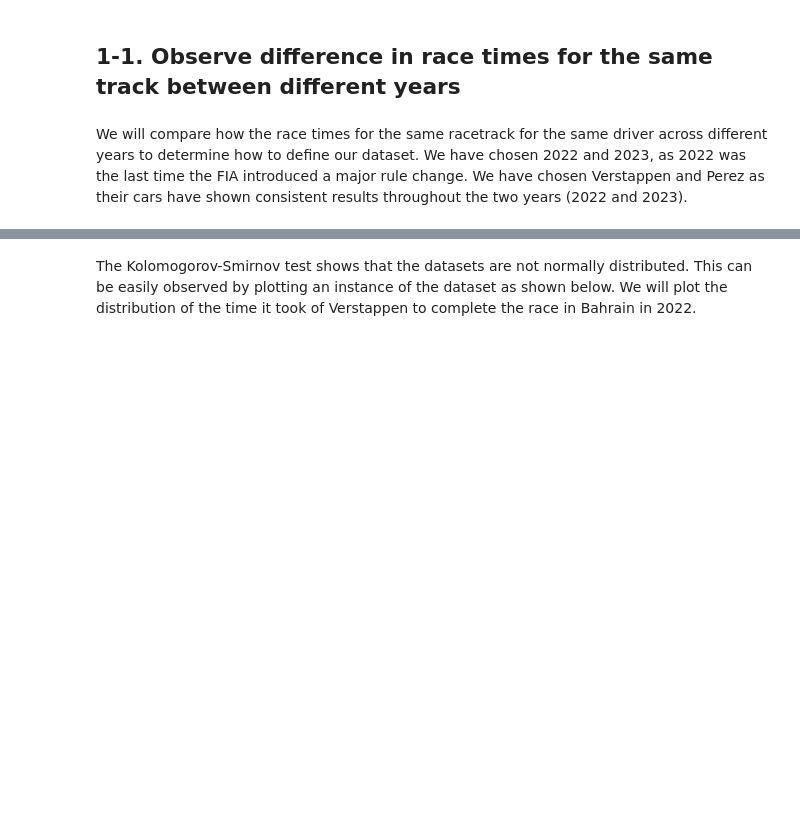
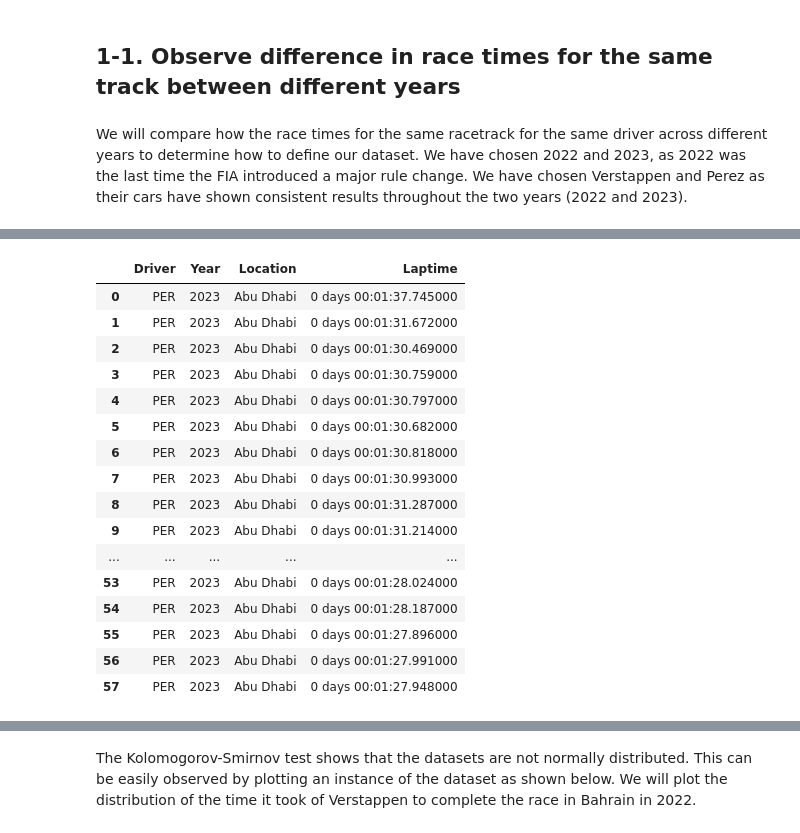
Before and after one commit to junghoon-1999/Formula1-Strategy, a Jupyter notebook: data-analysis.ipynb, the cells around one changed output, grey strips where cells are left out. Cells and saved outputs as stored; diff of their text form; code cells hidden in the pictures; blank space fills up the shorter version.

```diff
--- a/data-analysis.ipynb
+++ b/data-analysis.ipynb
@@ -284 +30,21 @@ KeyError: 'DriverNumber'
+# %%
+temp
+# %% [output]
+|  | Driver | Year | Location | Laptime |
+| 0 | PER | 2023 | Abu Dhabi | 0 days 00:01:37.745000 |
+| 1 | PER | 2023 | Abu Dhabi | 0 days 00:01:31.672000 |
+| 2 | PER | 2023 | Abu Dhabi | 0 days 00:01:30.469000 |
+| 3 | PER | 2023 | Abu Dhabi | 0 days 00:01:30.759000 |
+| 4 | PER | 2023 | Abu Dhabi | 0 days 00:01:30.797000 |
+| 5 | PER | 2023 | Abu Dhabi | 0 days 00:01:30.682000 |
+| 6 | PER | 2023 | Abu Dhabi | 0 days 00:01:30.818000 |
+| 7 | PER | 2023 | Abu Dhabi | 0 days 00:01:30.993000 |
+| 8 | PER | 2023 | Abu Dhabi | 0 days 00:01:31.287000 |
+| 9 | PER | 2023 | Abu Dhabi | 0 days 00:01:31.214000 |
+| ... | ... | ... | ... | ... |
+| 53 | PER | 2023 | Abu Dhabi | 0 days 00:01:28.024000 |
+| 54 | PER | 2023 | Abu Dhabi | 0 days 00:01:28.187000 |
+| 55 | PER | 2023 | Abu Dhabi | 0 days 00:01:27.896000 |
+| 56 | PER | 2023 | Abu Dhabi | 0 days 00:01:27.991000 |
+| 57 | PER | 2023 | Abu Dhabi | 0 days 00:01:27.948000 |
 # %%
```
Also changed, not shown: parts of 39 cells of this notebook.
